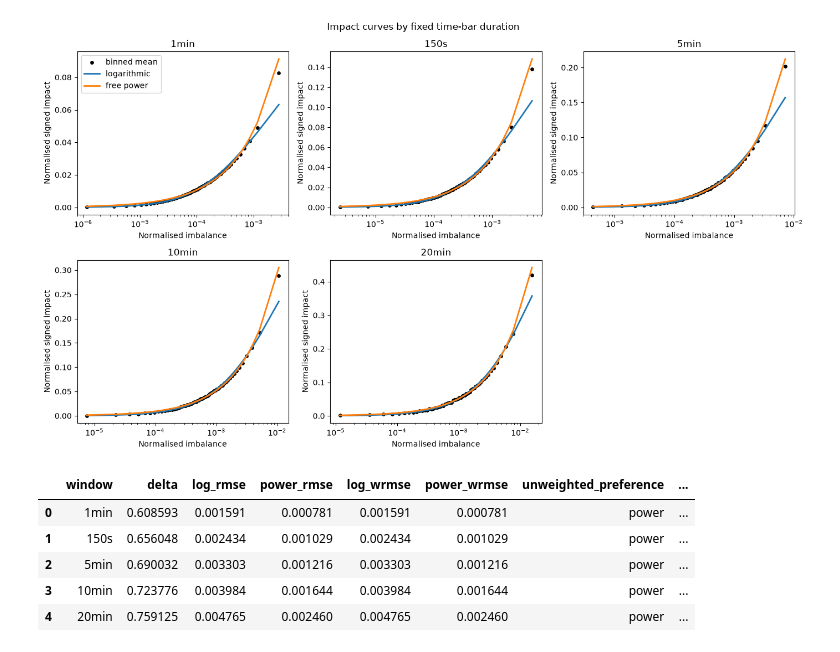
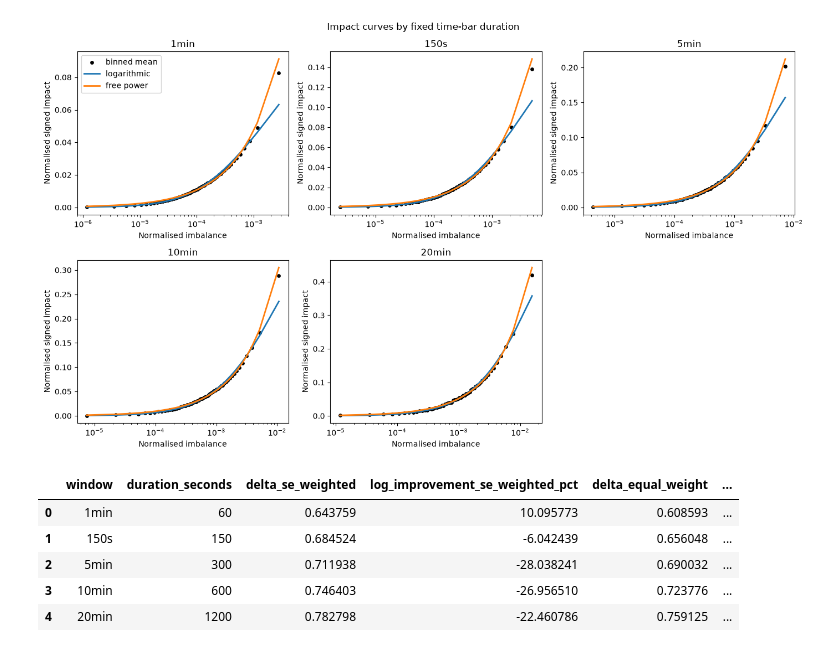
Before and after one commit to pdmillington/market-impact-research, a Jupyter notebook: crypto-impact-study/notebooks/BarConstructionRobustness.ipynb, the cells around one changed output. Cells and saved outputs as stored; diff of their text form; code cells hidden in the pictures.

Commit message:
Tables updated to match paper

```diff
--- a/crypto-impact-study/notebooks/BarConstructionRobustness.ipynb
+++ b/crypto-impact-study/notebooks/BarConstructionRobustness.ipynb
@@ -1078,49 +1078,54 @@ plt.show()
 # %% [output]
 [figure]
 # %%
-time_fit_summary = []
-
-for window, analysis_t in time_analyses.items():
-    curve_t = time_curves[window]
-
+# Weighting sensitivity for the time bars: refit each window with equal bin weights
+# (standard errors dropped) and compare with the inverse-variance-weighted fits of
+# Table tab:time-bar-robustness. Saved as the source for the text's statements.
+equal_rows = []
+for window in time_analyses:
     comparison_t, _ = compare_impact_models(
-        curve_t.drop(columns="standard_error"),
+        time_curves[window].drop(columns="standard_error"),
         min_obs_per_bin=100,
         x_scale=pooled_x_scale,
     )
-
     fitted = comparison_t.set_index("model")
-
-    time_fit_summary.append({
+    log_rmse, power_rmse = fitted.loc["logarithmic", "rmse"], fitted.loc["free_power", "rmse"]
+    equal_rows.append({
         "window": window,
-        "delta": fitted.loc["free_power", "delta"],
-
-        "log_rmse": fitted.loc["logarithmic", "rmse"],
-        "power_rmse": fitted.loc["free_power", "rmse"],
-
-        "log_wrmse": fitted.loc["logarithmic", "weighted_rmse"],
-        "power_wrmse": fitted.loc["free_power", "weighted_rmse"],
-
-        "unweighted_preference": (
-            "log"
-            if fitted.loc["logarithmic", "rmse"]
-            < fitted.loc["free_power", "rmse"]
-            else "power"
-        ),
-
-        "weighted_preference": (
-            "log"
-            if fitted.loc["logarithmic", "weighted_rmse"]
-            < fitted.loc["free_power", "weighted_rmse"]
-            else "power"
-        ),
+        "delta_equal_weight": fitted.loc["free_power", "delta"],
+        "log_rmse_equal_weight": log_rmse,
+        "power_rmse_equal_weight": power_rmse,
+        "log_improvement_equal_weight_pct": 100 * (power_rmse - log_rmse) / power_rmse,
+        "preferred_equal_weight": "logarithmic" if log_rmse < power_rmse else "free_power",
     })
 
-pd.DataFrame(time_fit_summary)
+time_weighting_comparison = (
+    time_bar_comparison[["window", "duration_seconds", "free_power_delta", "log_wrmse_improvement_pct"]]
+    .rename(columns={"free_power_delta": "delta_se_weighted",
+                     "log_wrmse_improvement_pct": "log_improvement_se_weighted_pct"})
+    .merge(pd.DataFrame(equal_rows), on="window", validate="one_to_one")
+    .sort_values("duration_seconds")
+    .reset_index(drop=True)
+)
+time_weighting_comparison["preferred_se_weighted"] = np.where(
+    time_weighting_comparison["log_improvement_se_weighted_pct"] > 0, "logarithmic", "free_power"
+)
+summary = {
+    "window": "summary",
+    "delta_equal_below_se_weighted_all": bool(
+        (time_weighting_comparison["delta_equal_weight"] < time_weighting_comparison["delta_se_weighted"]).all()),
+    "delta_equal_increasing_with_duration": bool(time_weighting_comparison["delta_equal_weight"].is_monotonic_increasing),
+    "free_power_preferred_equal_weight_all": bool(
+        (time_weighting_comparison["preferred_equal_weight"] == "free_power").all()),
+}
+time_weighting_comparison.to_csv(TABLE_DIR / "time_bar_equal_weight_robustness.csv", index=False)
+pd.DataFrame([summary]).to_csv(TABLE_DIR / "time_bar_equal_weight_robustness_summary.csv", index=False)
+display(time_weighting_comparison)
+summary
 # %% [output]
-|  | window | delta | log_rmse | power_rmse | log_wrmse | power_wrmse | unweighted_preference | ... |
-| 0 | 1min | 0.608593 | 0.001591 | 0.000781 | 0.001591 | 0.000781 | power | ... |
-| 1 | 150s | 0.656048 | 0.002434 | 0.001029 | 0.002434 | 0.001029 | power | ... |
-| 2 | 5min | 0.690032 | 0.003303 | 0.001216 | 0.003303 | 0.001216 | power | ... |
-| 3 | 10min | 0.723776 | 0.003984 | 0.001644 | 0.003984 | 0.001644 | power | ... |
-| 4 | 20min | 0.759125 | 0.004765 | 0.002460 | 0.004765 | 0.002460 | power | ... |
+|  | window | duration_seconds | delta_se_weighted | log_improvement_se_weighted_pct | delta_equal_weight | ... |
+| 0 | 1min | 60 | 0.643759 | 10.095773 | 0.608593 | ... |
+| 1 | 150s | 150 | 0.684524 | -6.042439 | 0.656048 | ... |
+| 2 | 5min | 300 | 0.711938 | -28.038241 | 0.690032 | ... |
+| 3 | 10min | 600 | 0.746403 | -26.956510 | 0.723776 | ... |
+| 4 | 20min | 1200 | 0.782798 | -22.460786 | 0.759125 | ... |
```
Also changed, not shown: parts of 1 cell of this notebook, 13 other files.
